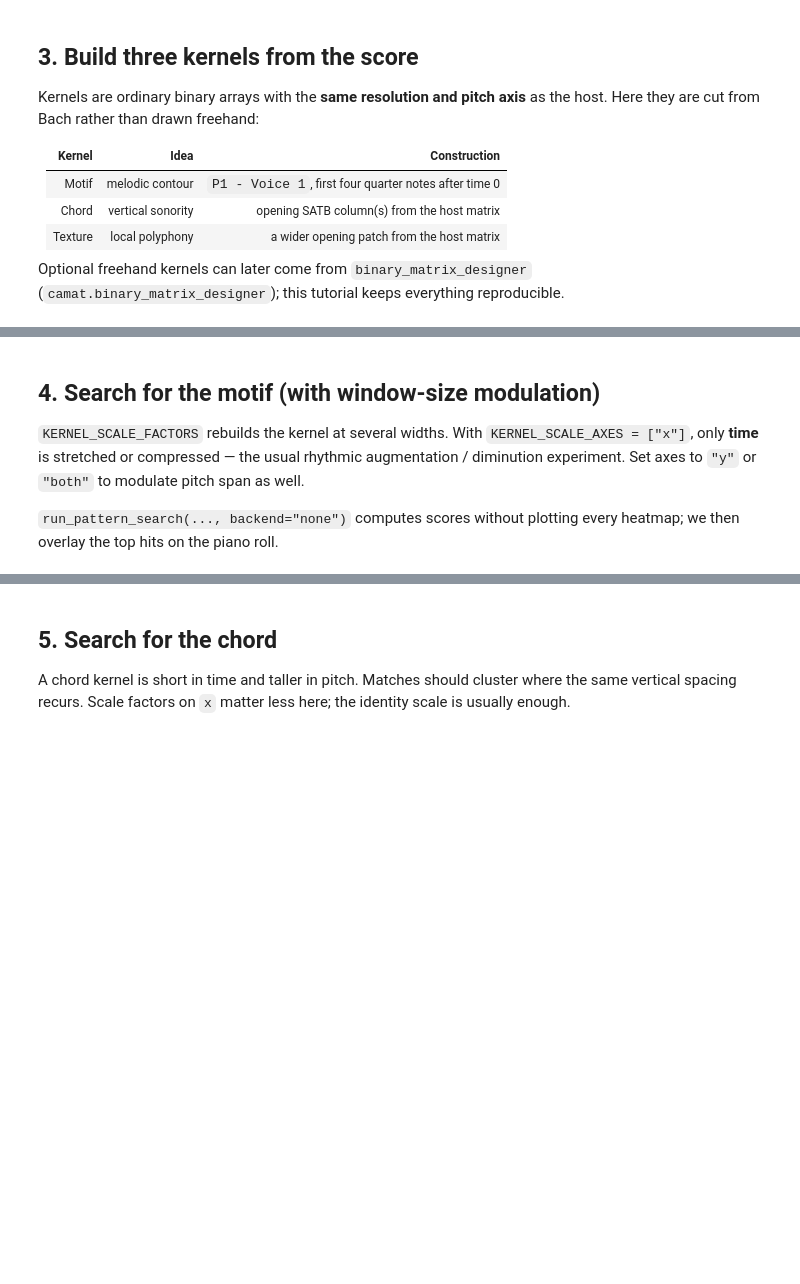
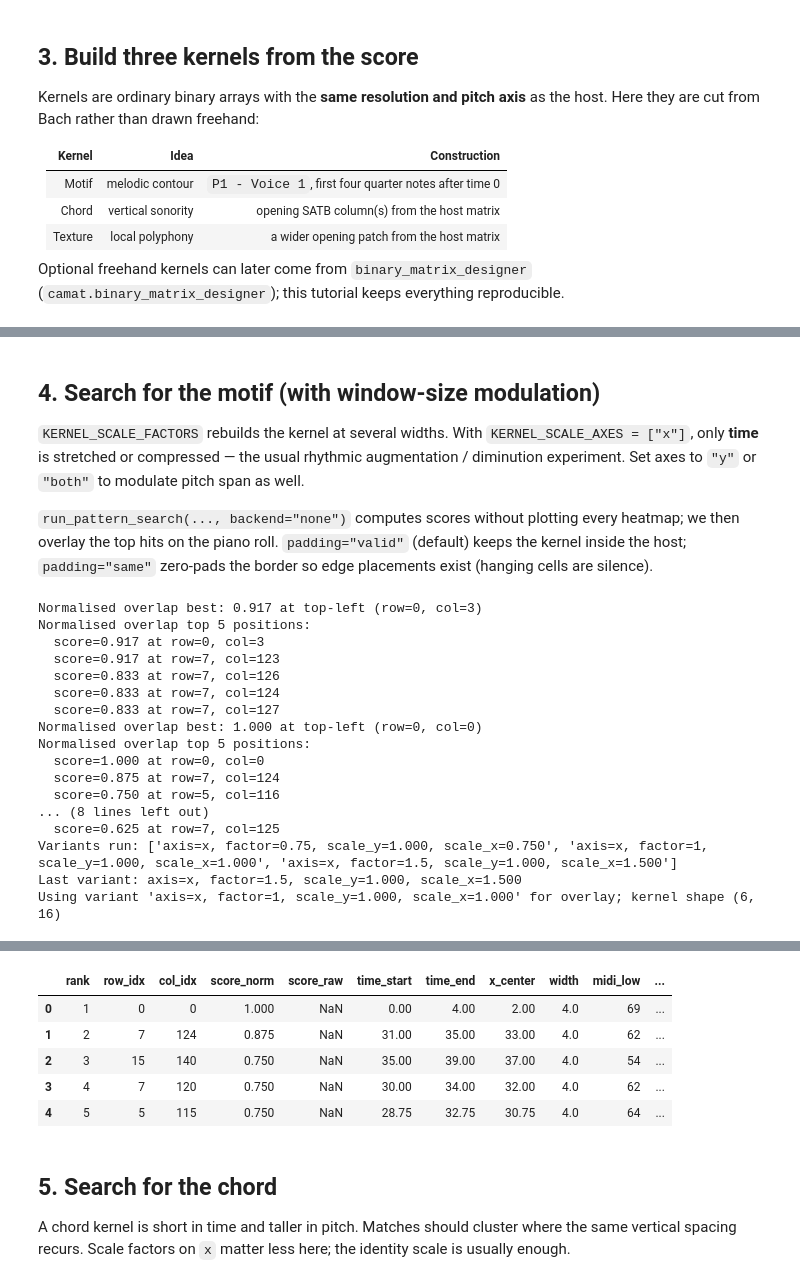
Before and after one commit to egorpol/camat_v2, a Jupyter notebook: notebooks/binary_pattern_search.ipynb, the cells around one changed output, grey strips where cells are left out. Cells and saved outputs as stored; diff of their text form; code cells hidden in the pictures; blank space fills up the shorter version.

```diff
--- a/notebooks/binary_pattern_search.ipynb
+++ b/notebooks/binary_pattern_search.ipynb
@@ -264,7 +322,9 @@ usual rhythmic augmentation / diminution experiment. Set axes to `"y"` or
 `"both"` to modulate pitch span as well.
 
 `run_pattern_search(..., backend="none")` computes scores without plotting every
-heatmap; we then overlay the top hits on the piano roll.
+heatmap; we then overlay the top hits on the piano roll. `padding="valid"`
+(default) keeps the kernel inside the host; `padding="same"` zero-pads the
+border so edge placements exist (hanging cells are silence).
 # %%
 # Search knobs
 METRICS_TO_RUN = ["normalized_overlap"]
@@ -272,6 +332,7 @@ KERNEL_SCALE_FACTORS = [0.75, 1.0, 1.5]  # time compression / identity / augment
 KERNEL_SCALE_AXES = ["x"]
 STRIDE_Y = 1
 STRIDE_X = 1
+PADDING = "valid"  # "valid" | "same"
 TOP_N_MATCHES = 5
 
 if binary is None or kernel_motif is None:
@@ -284,6 +345,7 @@ else:
         metrics_to_run=METRICS_TO_RUN,
         stride_y=STRIDE_Y,
         stride_x=STRIDE_X,
+        padding=PADDING,
         kernel_scale_factors=KERNEL_SCALE_FACTORS,
         kernel_scale_axes=KERNEL_SCALE_AXES,
         binarize_scaled_kernel=True,
@@ -318,3 +380,21 @@ else:
         show=True,
     )
     display(df_matches)
+# %% [output]
+Normalised overlap best: 0.917 at top-left (row=0, col=3)
+Normalised overlap top 5 positions:
+  score=0.917 at row=0, col=3
+  score=0.917 at row=7, col=123
+  score=0.833 at row=7, col=126
+  score=0.833 at row=7, col=124
+  score=0.833 at row=7, col=127
+Normalised overlap best: 1.000 at top-left (row=0, col=0)
+Normalised overlap top 5 positions:
+  score=1.000 at row=0, col=0
+  score=0.875 at row=7, col=124
+  score=0.750 at row=5, col=116
+... (8 lines left out)
+  score=0.625 at row=7, col=125
+Variants run: ['axis=x, factor=0.75, scale_y=1.000, scale_x=0.750', 'axis=x, factor=1, scale_y=1.000, scale_x=1.000', 'axis=x, factor=1.5, scale_y=1.000, scale_x=1.500']
+Last variant: axis=x, factor=1.5, scale_y=1.000, scale_x=1.500
+Using variant 'axis=x, factor=1, scale_y=1.000, scale_x=1.000' for overlay; kernel shape (6, 16)
@@ -321,3 +403,9 @@ else:
+|  | rank | row_idx | col_idx | score_norm | score_raw | time_start | time_end | x_center | width | midi_low | ... |
+| 0 | 1 | 0 | 0 | 1.000 | NaN | 0.00 | 4.00 | 2.00 | 4.0 | 69 | ... |
+| 1 | 2 | 7 | 124 | 0.875 | NaN | 31.00 | 35.00 | 33.00 | 4.0 | 62 | ... |
+| 2 | 3 | 15 | 140 | 0.750 | NaN | 35.00 | 39.00 | 37.00 | 4.0 | 54 | ... |
+| 3 | 4 | 7 | 120 | 0.750 | NaN | 30.00 | 34.00 | 32.00 | 4.0 | 62 | ... |
+| 4 | 5 | 5 | 115 | 0.750 | NaN | 28.75 | 32.75 | 30.75 | 4.0 | 64 | ... |
 # %% [markdown]
 ## 5. Search for the chord
 
```
Also changed, not shown: parts of 8 cells of this notebook, 9 other files.
